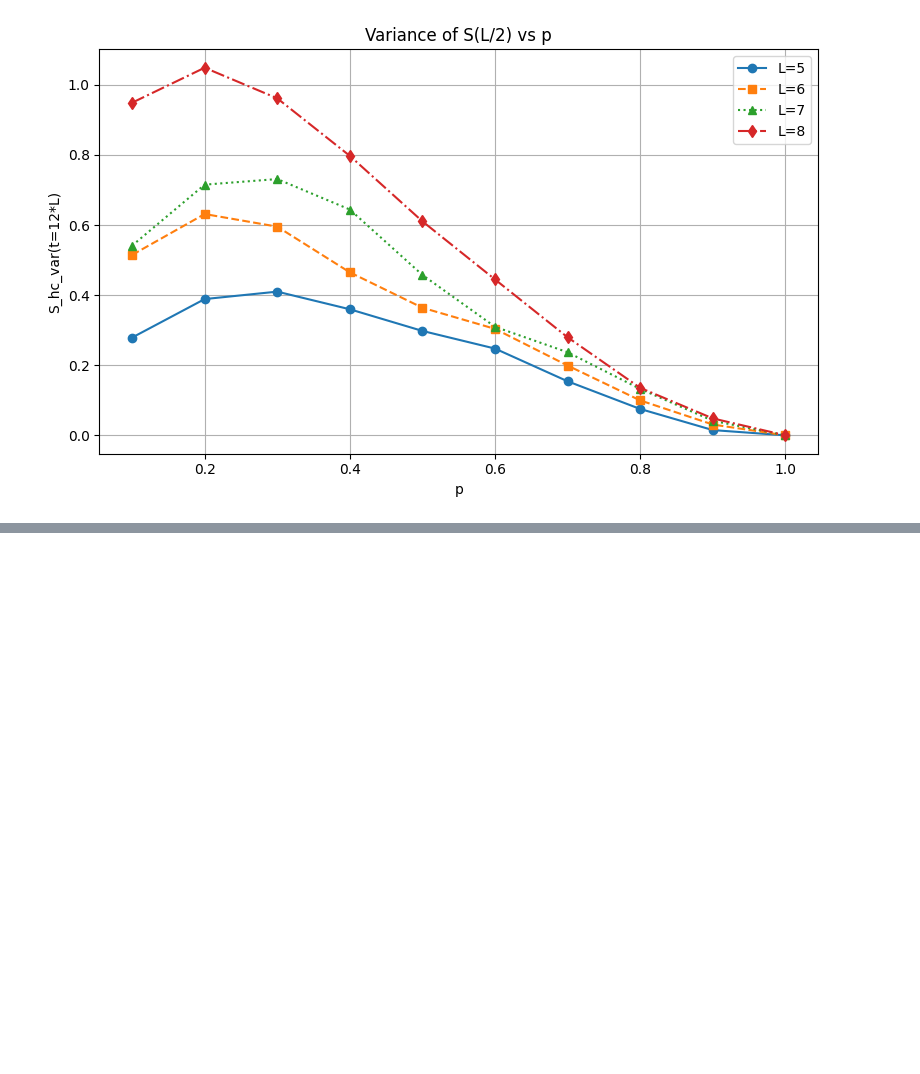
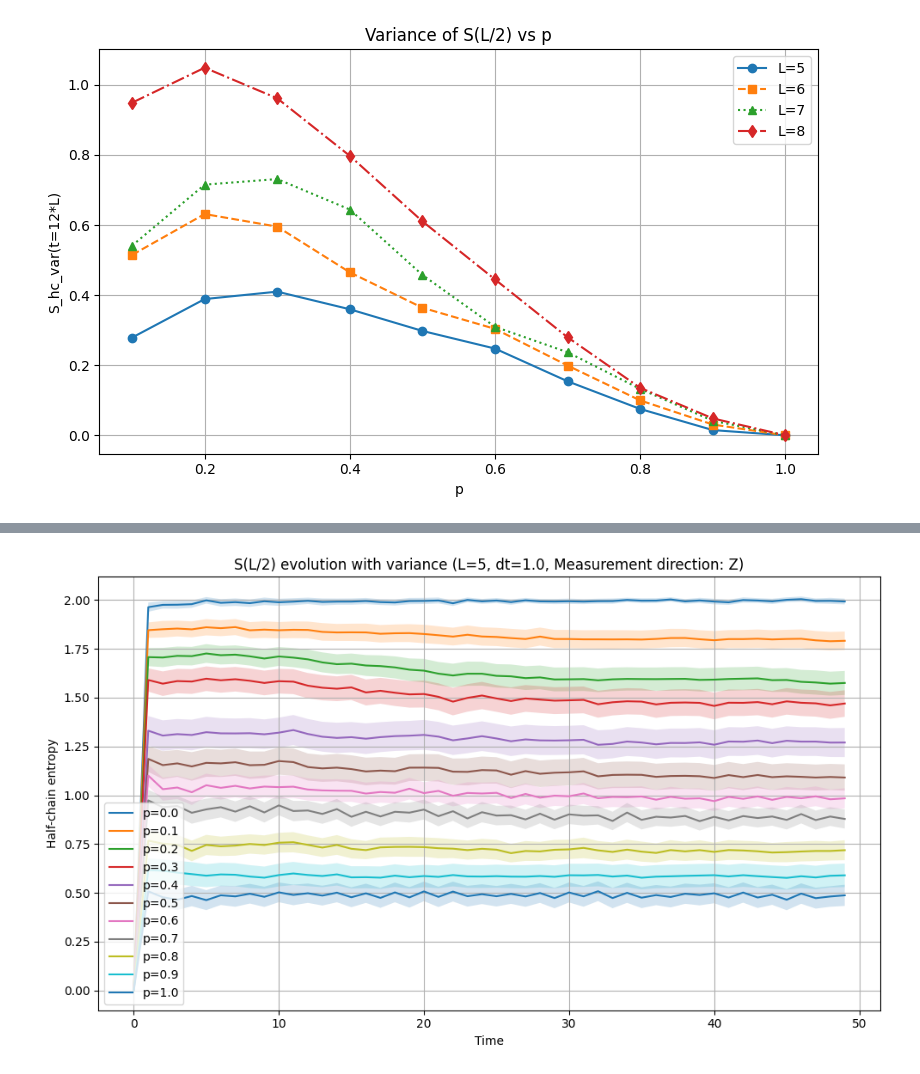
Before and after one commit to uditvarma/s3, a Jupyter notebook: helper_py.ipynb, the cells around one changed output, grey strips where cells are left out. Drawn from its saved outputs; the diff is of its cells as text; code cells hidden in the pictures; blank space fills up the shorter version.

```diff
--- a/helper_py.ipynb
+++ b/helper_py.ipynb
@@ -391,7 +393,7 @@ def average_data(L, T, dt, p, d, shot, time_slice):
 
     S_list = []
     for sss in range(1, shot+1):
-        tag = f"/Users/uditvarma/Documents/s3_data/data_hc/L{L},T{T},dt{dt:.1f},p{p},dir{d},s{sss}_hc.npy"
+        tag = f"/Users/uditvarma/Documents/s3_data/data_hc/L{L},T{T},dt{dt:.1f},p{p},dir{d},s{sss}.npy"
         if os.path.isfile(tag):
             S = np.load(tag)
             S_list.append(S)
@@ -408,14 +410,14 @@ def average_data(L, T, dt, p, d, shot, time_slice):
     np.save(os.path.join(save_dir, f"Emean_L{L},T{T},dt{dt},p{p}_hc.npy"), S_mean)
     np.save(os.path.join(save_dir, f"Evar_L{L},T{T},dt{dt},p{p}_hc.npy"), S_var)
 # %%
-for L in [5, 6, 7, 8]:
-    t = 12.0*L
-    tt = 12*L
+for L in [5, 6, 7]:
+    t = 10.0*L
+    tt = 10*L
     for T in [t]:
-        for dt in[1.0]:
-            for p in [0.1, 0.2, 0.3, 0.4, 0.5, 0.6, 0.7, 0.8, 0.9, 1.0]:
-                   for d in ["Z"]:
-                       average_data(L,T,dt,p,d,500,tt)
+        for p in [0.0]:
+            for d in ["Z2"]:
+                for dt in[1.0]:
+                    average_data(L,T,dt,p,d,50,tt)
 # %%
 import os
 import re
@@ -468,7 +459,7 @@ import shutil
 base_dir = '/Users/uditvarma/Documents/s3_data/mean_hc'
 
 # List of L values
-L_list = [5, 6, 7,8]
+L_list = [5, 6, 7]
 
 for L in L_list:
     folder_name = f'L_{L}'
@@ -1565,0 +1545,63 @@ plt.savefig('S_hc_var_T12L_vs_p_s3.svg')
+# %%
+import numpy as np
+import matplotlib.pyplot as plt
+import os
+import re
+
+# Folder containing your .npy files
+data_dir = "/Users/uditvarma/Documents/s3_data/mean_hc/L_5"
+
+# Regex pattern to extract 'p' from filenames like:
+# Emean_L5,T20,dt1.0,p0.1_hc.npy
+pattern = re.compile(r'p([0-9.]+)(?:_hc)?\.npy$')
+
+# Get all mean files
+mean_files = [
+    fname for fname in os.listdir(data_dir)
+    if fname.startswith("Emean_L5")
+]
+
+file_info = []
+for fname in mean_files:
+    match = pattern.search(fname)
+    if match:
+        p = float(match.group(1))
+        full_mean_path = os.path.join(data_dir, fname)
+
+        # construct matching variance filename
+        var_fname = fname.replace("Emean", "Evar")
+        full_var_path = os.path.join(data_dir, var_fname)
+
+        # only add if both files exist
+        if os.path.exists(full_var_path):
+            file_info.append((p, full_mean_path, full_var_path))
+
+# Sort by p value
+file_info.sort()
+
+# Plotting
+plt.figure(figsize=(10, 6))
+for p, mean_path, var_path in file_info:
+    mean = np.load(mean_path)
+    var = np.load(var_path)
+    std = np.sqrt(var)/np.sqrt(50)
+
+    t = np.arange(len(mean))  # time axis (assuming uniform steps)
+
+    # plot mean line
+    plt.plot(t, mean, label=f'p={p}')
+    # shaded region = ± std
+    plt.fill_between(t, mean-std, mean+std, alpha=0.2)
+
+plt.xlabel('Time')
+plt.ylabel('Half-chain entropy')
+plt.title('S(L/2) evolution with variance (L=5, dt=1.0, Measurement direction: Z)')
+plt.legend(loc='lower left')
+plt.grid(True)
+plt.tight_layout()
+
+# Save plots
+plt.savefig('S_hc_5_vs_t_var.svg')
+plt.show()
+# %% [output]
+[figure, added]
```
Also changed, not shown: parts of 14 cells of this notebook, 7 other files.
